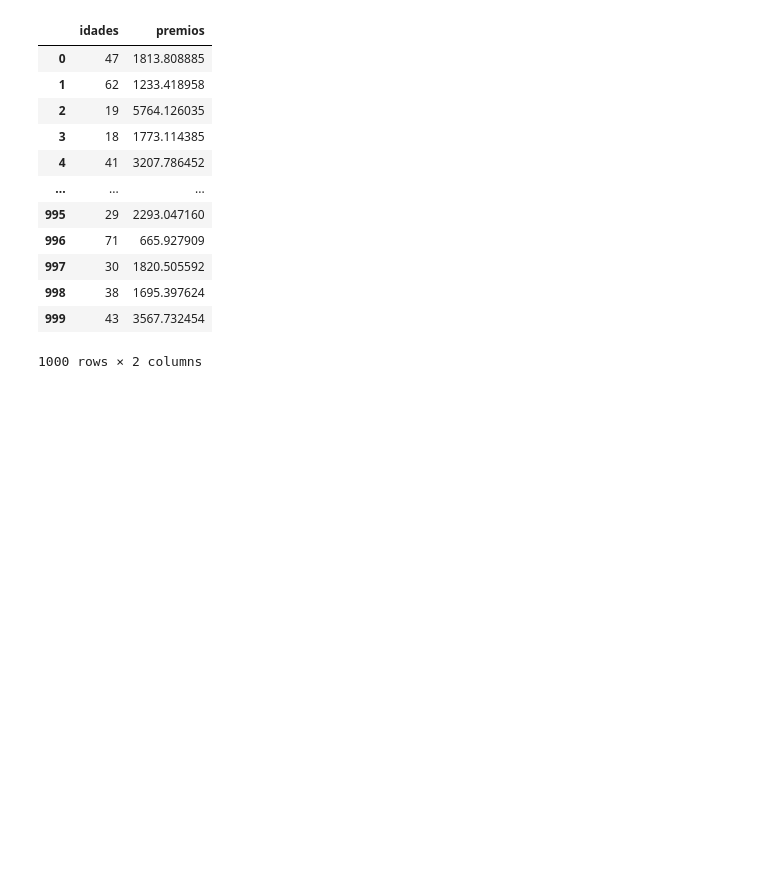
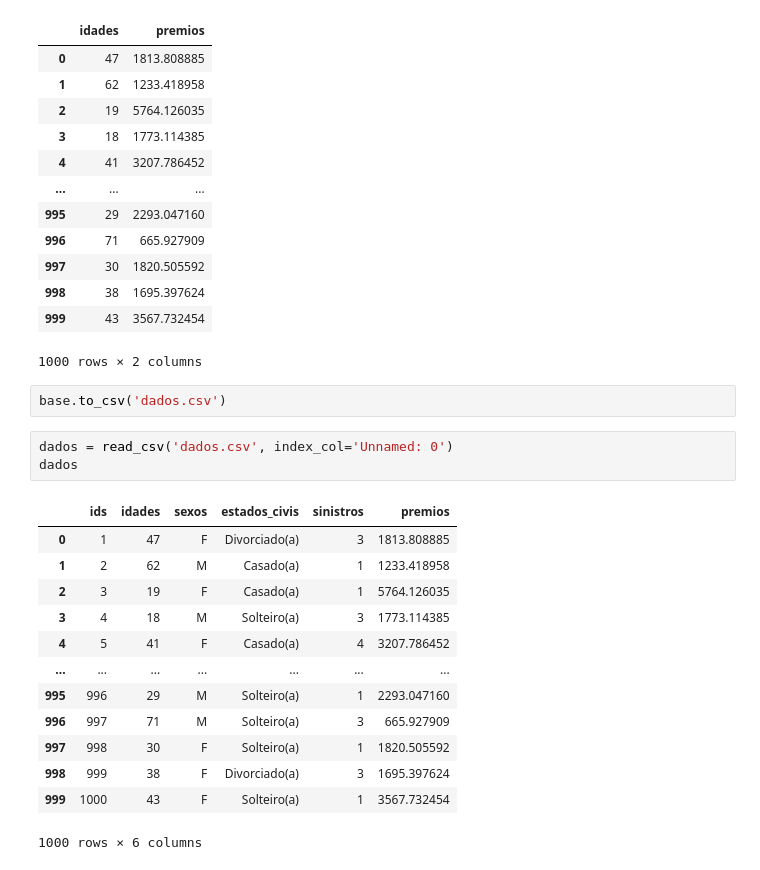
Before and after one commit to levelup-python/alura_insurance, a Jupyter notebook: Python_Data_Science/base.ipynb, the cells around one changed output. Drawn from its saved outputs; the diff is of its cells as text; blank space fills up the shorter version.

```diff
--- a/Python_Data_Science/base.ipynb
+++ b/Python_Data_Science/base.ipynb
@@ -97,3 +97,22 @@ idades_premios
 | 998 | 38 | 1695.397624 |
 | 999 | 43 | 3567.732454 |
 1000 rows × 2 columns
+# %%
+base.to_csv('dados.csv')
+# %%
+dados = read_csv('dados.csv', index_col='Unnamed: 0')
+dados
+# %% [output]
+|  | ids | idades | sexos | estados_civis | sinistros | premios |
+| 0 | 1 | 47 | F | Divorciado(a) | 3 | 1813.808885 |
+| 1 | 2 | 62 | M | Casado(a) | 1 | 1233.418958 |
+| 2 | 3 | 19 | F | Casado(a) | 1 | 5764.126035 |
+| 3 | 4 | 18 | M | Solteiro(a) | 3 | 1773.114385 |
+| 4 | 5 | 41 | F | Casado(a) | 4 | 3207.786452 |
+| ... | ... | ... | ... | ... | ... | ... |
+| 995 | 996 | 29 | M | Solteiro(a) | 1 | 2293.047160 |
+| 996 | 997 | 71 | M | Solteiro(a) | 3 | 665.927909 |
+| 997 | 998 | 30 | F | Solteiro(a) | 1 | 1820.505592 |
+| 998 | 999 | 38 | F | Divorciado(a) | 3 | 1695.397624 |
+| 999 | 1000 | 43 | F | Solteiro(a) | 1 | 3567.732454 |
+1000 rows × 6 columns
```
Also changed, not shown: parts of 5 cells of this notebook, 1 other file.
